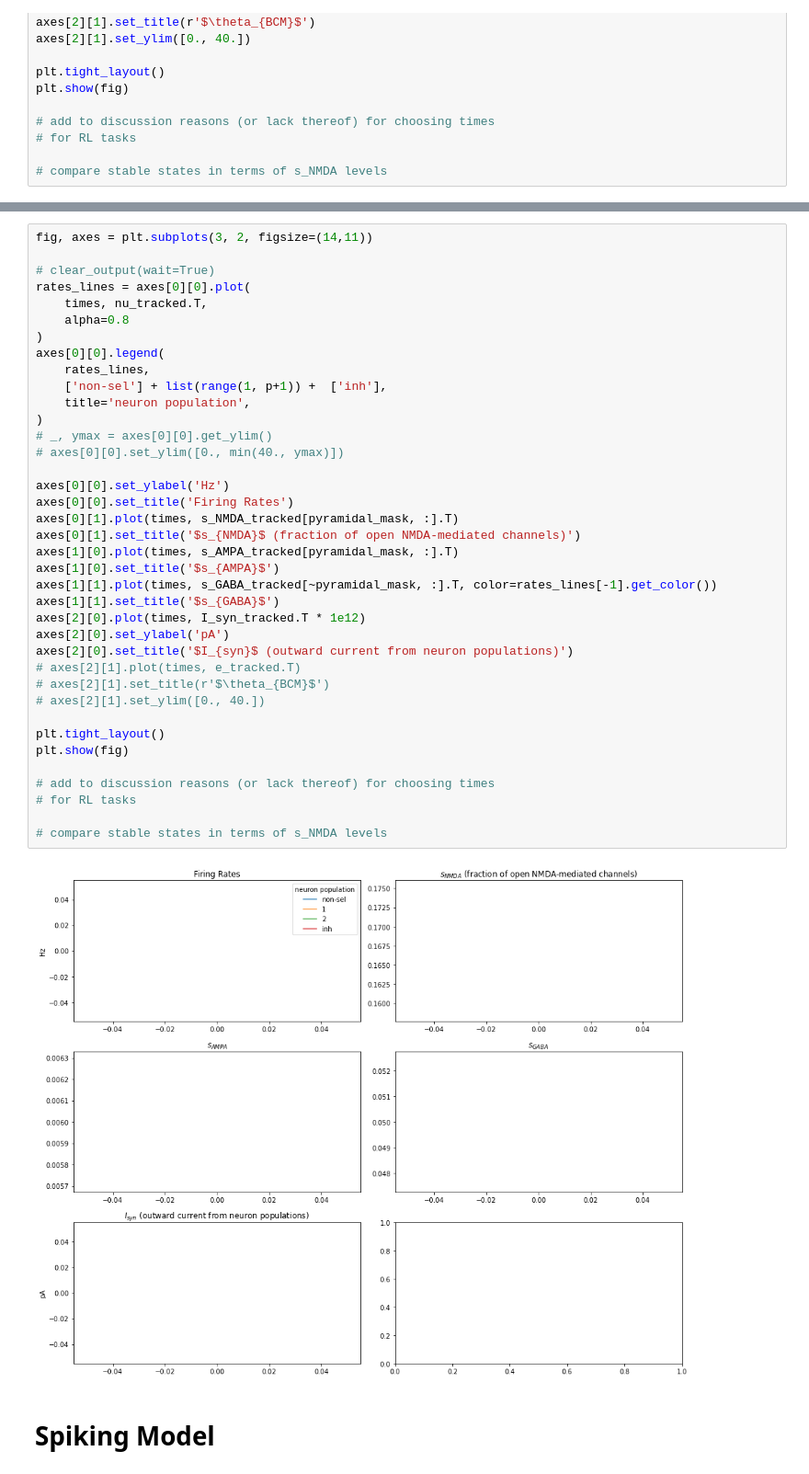
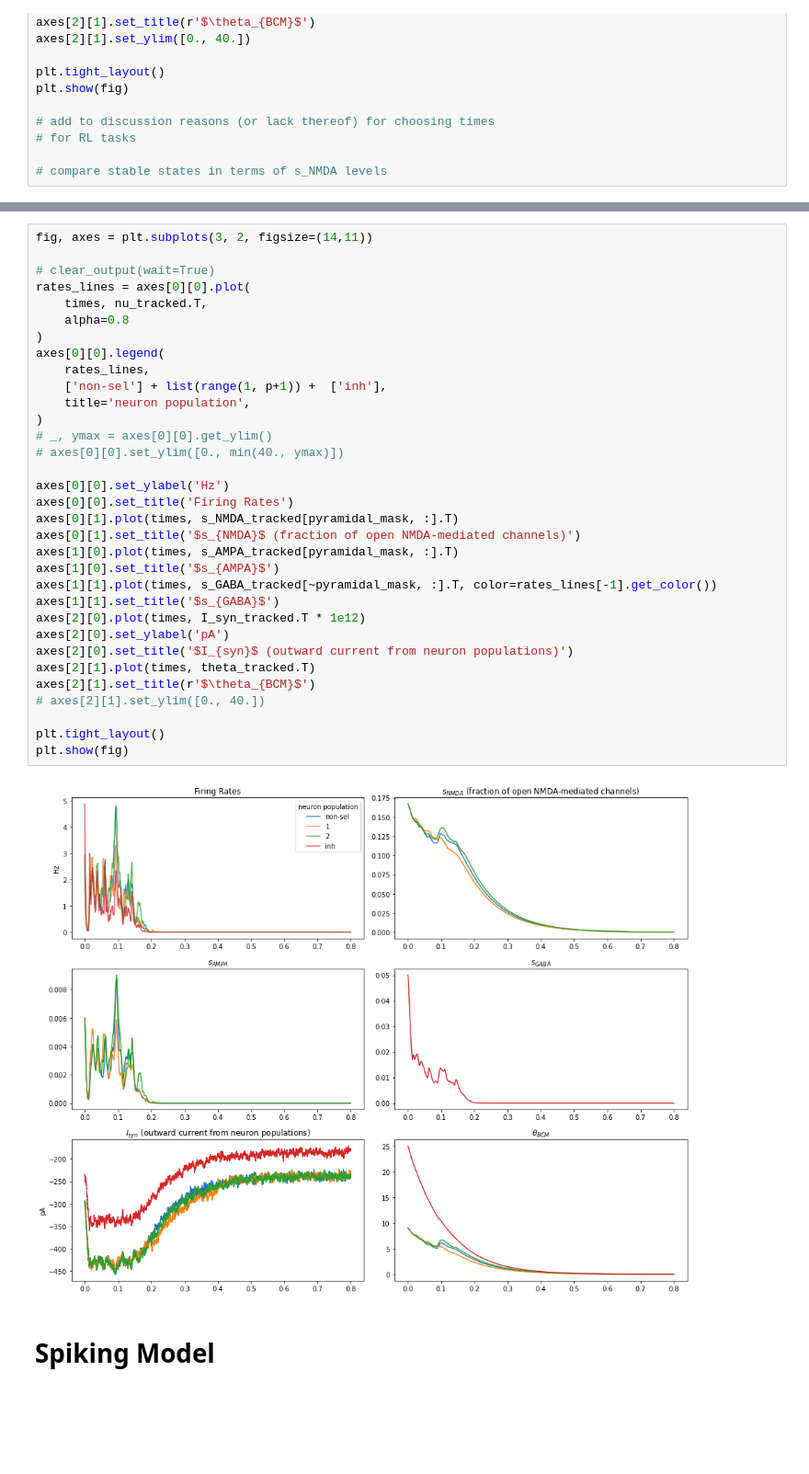
Before and after one commit to DeanTM/masters-scripts, a Jupyter notebook: Current Based Approximation/Current-Based-Models.ipynb, the cells around one changed output, grey strips where cells are left out. Shown: that part at 92% size. Saved outputs shown, nothing was run; the diff lists cells and outputs as text; blank space fills up the shorter version.

```diff
--- a/Current Based Approximation/Current-Based-Models.ipynb
+++ b/Current Based Approximation/Current-Based-Models.ipynb
@@ -666,41 +673,36 @@ fig, axes = plt.subplots(3, 2, figsize=(14,11))
 
 # clear_output(wait=True)
 rates_lines = axes[0][0].plot(
     times, nu_tracked.T,
     alpha=0.8
 )
 axes[0][0].legend(
     rates_lines,
     ['non-sel'] + list(range(1, p+1)) +  ['inh'],
     title='neuron population',
 )
 # _, ymax = axes[0][0].get_ylim()
 # axes[0][0].set_ylim([0., min(40., ymax)])
 
 axes[0][0].set_ylabel('Hz')
 axes[0][0].set_title('Firing Rates')
 axes[0][1].plot(times, s_NMDA_tracked[pyramidal_mask, :].T)
 axes[0][1].set_title('$s_{NMDA}$ (fraction of open NMDA-mediated channels)')
 axes[1][0].plot(times, s_AMPA_tracked[pyramidal_mask, :].T)
 axes[1][0].set_title('$s_{AMPA}$')
 axes[1][1].plot(times, s_GABA_tracked[~pyramidal_mask, :].T, color=rates_lines[-1].get_color())
 axes[1][1].set_title('$s_{GABA}$')
 axes[2][0].plot(times, I_syn_tracked.T * 1e12)
 axes[2][0].set_ylabel('pA')
 axes[2][0].set_title('$I_{syn}$ (outward current from neuron populations)')
-# axes[2][1].plot(times, e_tracked.T)
-# axes[2][1].set_title(r'$\theta_{BCM}$')
+axes[2][1].plot(times, theta_tracked.T)
+axes[2][1].set_title(r'$\theta_{BCM}$')
 # axes[2][1].set_ylim([0., 40.])
 
 plt.tight_layout()
 plt.show(fig)
-
-# add to discussion reasons (or lack thereof) for choosing times
-# for RL tasks
-
-# compare stable states in terms of s_NMDA levels
 # %% [output]
-[figure, old version]
+[figure, new version]
 # %% [markdown]
 # Spiking Model
 # %%
```
Also changed, not shown: parts of 5 cells of this notebook, 2 other files.
